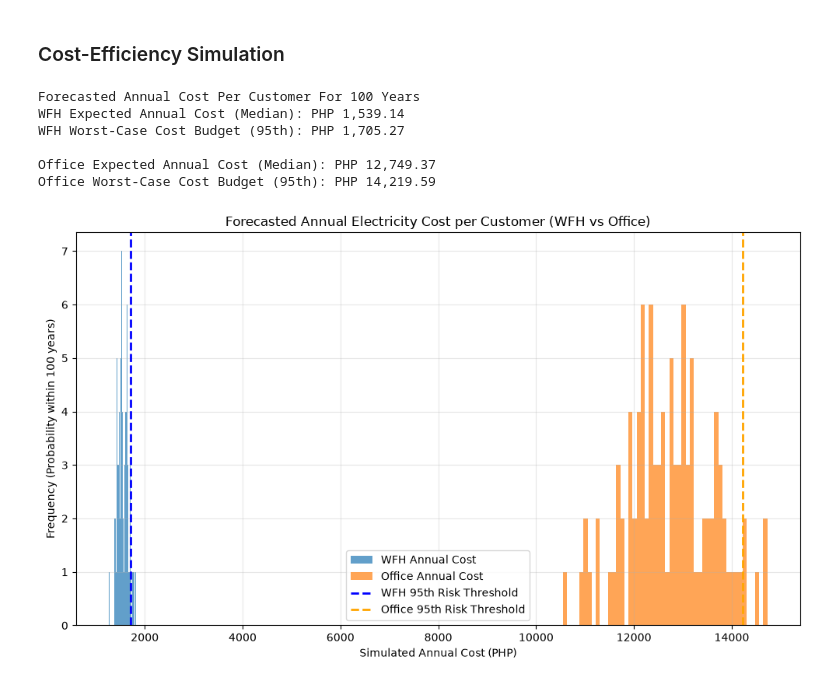
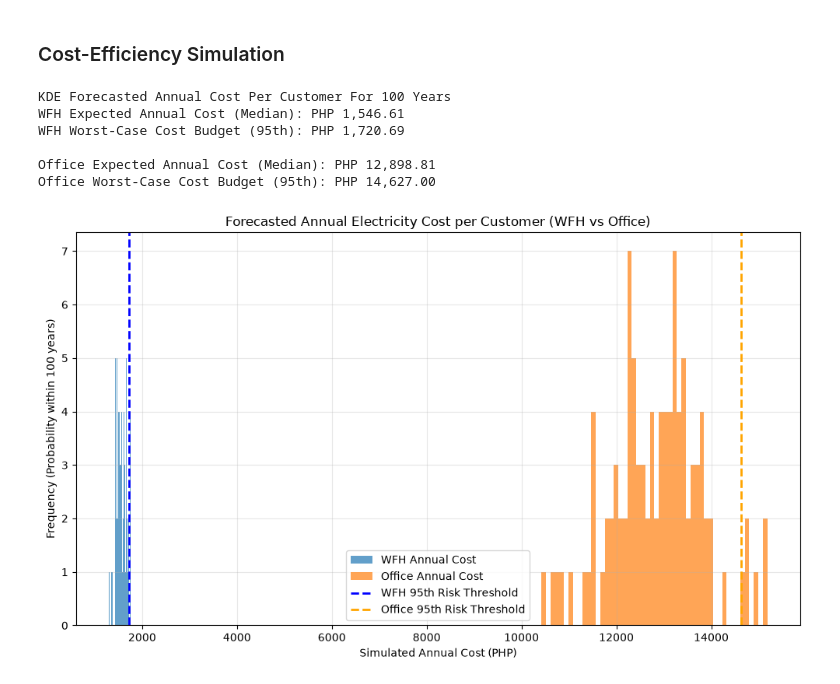
Before and after one commit to cgalabrador128/modeling-electric-razor, a Jupyter notebook: electric_comparison.ipynb, the cells around one changed output. Cells and saved outputs as stored; diff of their text form; code cells hidden in the pictures.

```diff
--- a/electric_comparison.ipynb
+++ b/electric_comparison.ipynb
@@ -1650,60 +1653,61 @@ Office Extreme Grid Strain (95th): 15,352.66 MW
 ### Cost-Efficiency Simulation
 # %%
 months_in_year = 12
-#  sales
+# baseline from sales and rates
 wfh_sales = comparison_sales[comparison_sales['Work_Mode'] == 'WFH'].copy()
 office_sales = comparison_sales[comparison_sales['Work_Mode'] == 'Office'].copy()
-# calculate monthly kWh per customer
-wfh_sales['kWh_per_Customer'] = (wfh_sales['Sales'] / wfh_sales['Customer Count']) * 1000
-office_sales['kWh_per_Customer'] = (office_sales['Sales'] / office_sales['Customer Count']) * 1000
 
+#monthly kwh per customer
+wfh_kwh_data = ((wfh_sales['Sales'] / wfh_sales['Customer Count']) * 1000).dropna()
+office_kwh_data = ((office_sales['Sales'] / office_sales['Customer Count']) * 1000).dropna()
+wfh_rates_data = rates_luzon[(rates_luzon['Customer Class'] == 'Residential') & (rates_luzon['Date'].dt.year.isin(WFH_YEARS))]['Rate'].dropna()
+office_rates_data = rates_luzon[(rates_luzon['Customer Class'] == 'Commercial') & (rates_luzon['Date'].dt.year.isin(OFFICE_YEARS))]['Rate'].dropna()
 
+#fit exact non-normal distribution shapes with KDE
+wfh_kwh_kde = stats.gaussian_kde(wfh_kwh_data)
+office_kwh_kde = stats.gaussian_kde(office_kwh_data)
+wfh_rate_kde = stats.gaussian_kde(wfh_rates_data)
+office_rate_kde = stats.gaussian_kde(office_rates_data)
 
+# resampling
+sim_wfh_kwh = wfh_kwh_kde.resample(iterations * months_in_year).reshape(iterations, months_in_year)
+sim_office_kwh = office_kwh_kde.resample(iterations * months_in_year).reshape(iterations, months_in_year)
+sim_wfh_rates = wfh_rate_kde.resample(iterations * months_in_year).reshape(iterations, months_in_year)
+sim_office_rates = office_rate_kde.resample(iterations * months_in_year).reshape(iterations, months_in_year)
 
-# simualtion with mean and std for 12 months of consumption and rate for total annual cost
-wfh_rates = rates_luzon[(rates_luzon['Customer Class'] == 'Residential') & (rates_luzon['Date'].dt.year.isin(WFH_YEARS))]
-office_rates = rates_luzon[(rates_luzon['Customer Class'] == 'Commercial') & (rates_luzon['Date'].dt.year.isin(OFFICE_YEARS))]
-
-sim_wfh_kwh = np.random.normal(wfh_sales['kWh_per_Customer'].mean(), wfh_sales['kWh_per_Customer'].std(), (iterations, months_in_year))
-sim_office_kwh = np.random.normal(office_sales['kWh_per_Customer'].mean(), office_sales['kWh_per_Customer'].std(), (iterations, months_in_year))
-
-sim_wfh_rates = np.random.normal(wfh_rates['Rate'].mean(), wfh_rates['Rate'].std(), (iterations, months_in_year))
-sim_office_rates = np.random.normal(office_rates['Rate'].mean(), office_rates['Rate'].std(), (iterations, months_in_year))
-
+# annual cost
 sim_wfh_annual_cost = np.sum(sim_wfh_kwh * sim_wfh_rates, axis=1)
 sim_office_annual_cost = np.sum(sim_office_kwh * sim_office_rates, axis=1)
 
-# median (mid typical, 50% percentile area
+#
 wfh_median_cost = np.median(sim_wfh_annual_cost)
 office_median_cost = np.median(sim_office_annual_cost)
-# 95th percentile (worst case
 wfh_95th_cost = np.percentile(sim_wfh_annual_cost, 95)
 office_95th_cost = np.percentile(sim_office_annual_cost, 95)
 
-print("Forecasted Annual Cost Per Customer For 100 Years")
+print("KDE Forecasted Annual Cost Per Customer For 100 Years")
 print(f"WFH Expected Annual Cost (Median): PHP {wfh_median_cost:,.2f}")
 print(f"WFH Worst-Case Cost Budget (95th): PHP {wfh_95th_cost:,.2f}\n")
 print(f"Office Expected Annual Cost (Median): PHP {office_median_cost:,.2f}")
 print(f"Office Worst-Case Cost Budget (95th): PHP {office_95th_cost:,.2f}\n")
 
-# 4. Chart
 plt.figure(figsize=(10, 6))
 plt.hist(sim_wfh_annual_cost, bins=50, alpha=0.7, label='WFH Annual Cost')
 plt.hist(sim_office_annual_cost, bins=50, alpha=0.7, label='Office Annual Cost')
 plt.axvline(wfh_95th_cost, color='blue', linestyle='dashed', linewidth=2, label='WFH 95th Risk Threshold')
 plt.axvline(office_95th_cost, color='orange', linestyle='dashed', linewidth=2, label='Office 95th Risk Threshold')
 plt.title('Forecasted Annual Electricity Cost per Customer (WFH vs Office)')
 plt.xlabel('Simulated Annual Cost (PHP)')
 plt.ylabel('Frequency (Probability within 100 years)')
 plt.legend()
 plt.grid(True, alpha=0.3)
 plt.tight_layout()
 plt.show()
 # %% [output]
-Forecasted Annual Cost Per Customer For 100 Years
-WFH Expected Annual Cost (Median): PHP 1,539.14
-WFH Worst-Case Cost Budget (95th): PHP 1,705.27
+KDE Forecasted Annual Cost Per Customer For 100 Years
+WFH Expected Annual Cost (Median): PHP 1,546.61
+WFH Worst-Case Cost Budget (95th): PHP 1,720.69
 
-Office Expected Annual Cost (Median): PHP 12,749.37
-Office Worst-Case Cost Budget (95th): PHP 14,219.59
+Office Expected Annual Cost (Median): PHP 12,898.81
+Office Worst-Case Cost Budget (95th): PHP 14,627.00
-[figure, old version]
+[figure, new version]
```
Also changed, not shown: parts of 2 cells of this notebook.
